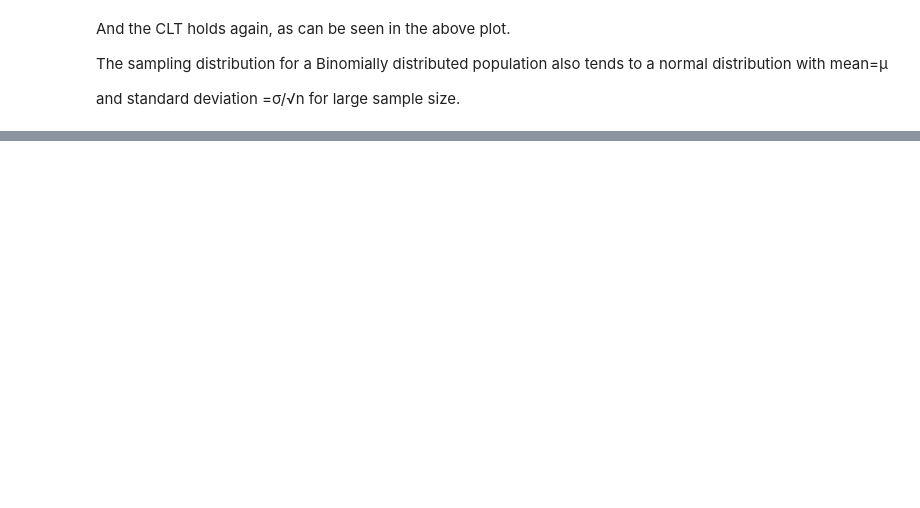
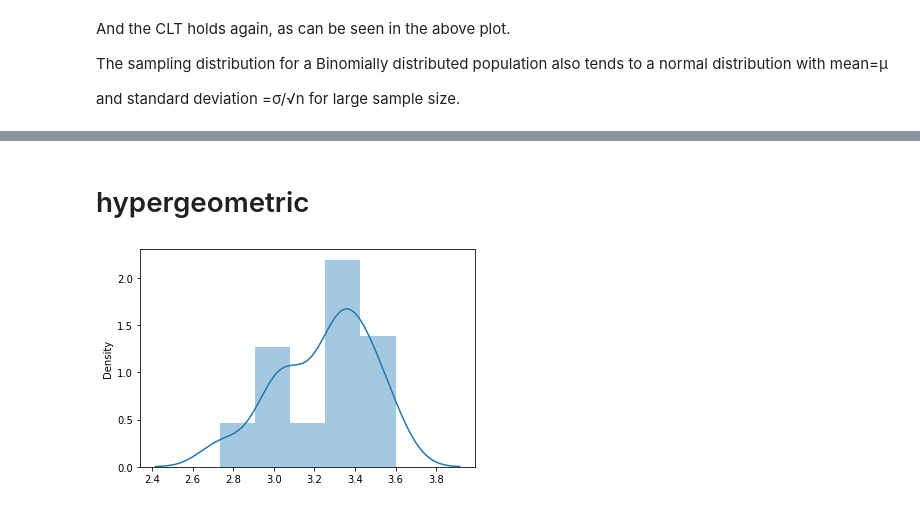
Before and after one commit to Dikshit28/python_code, a Jupyter notebook: ACS/Sampling Distribution (3).ipynb, the cells around one changed output, grey strips where cells are left out. Drawn from its saved outputs; the diff is of its cells as text; code cells hidden in the pictures; blank space fills up the shorter version.

```diff
--- a/ACS/Sampling Distribution (3).ipynb
+++ b/ACS/Sampling Distribution (3).ipynb
@@ -168,0 +211,20 @@ The sampling distribution for a Binomially distributed population also tends to
+# %% [markdown]
+# hypergeometric
+# %%
+import pandas as pd
+# drawing 50 random samples of size 500 from a hypergeometric
+#x=2,N=15,r=9,r=5
+sample_size=5
+
+df500 = pd.DataFrame()
+
+for i in range(1, 51):
+    exponential_sample = np.random.hypergeometric(9,5,sample_size,15)
+    col = f'sample {i}'
+    df500[col] = exponential_sample
+
+# Plotting the sampling distribution from a
+df500_sample_means_hypergeometric = pd.DataFrame(df500.mean(),columns=['Sample means'])
+sns.distplot(df500_sample_means_hypergeometric);
+# %% [output]
+[figure, added]
```
Also changed, not shown: parts of 13 cells of this notebook, 1 other file.
